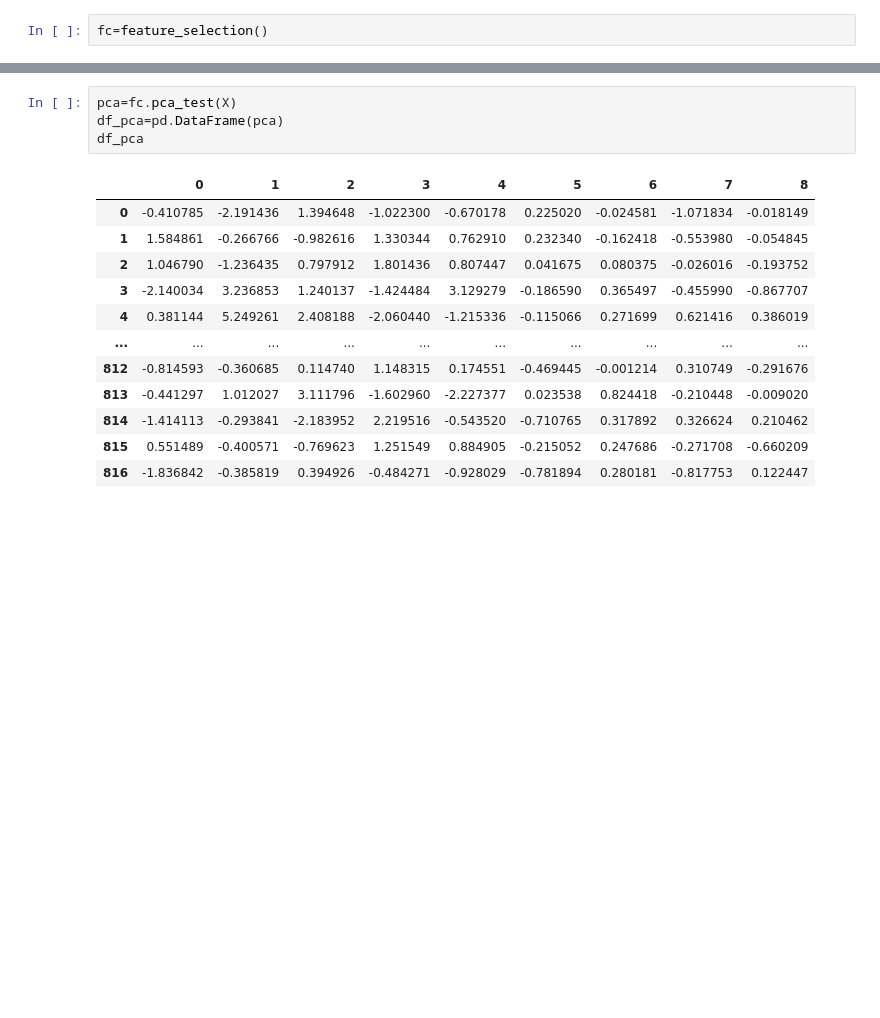
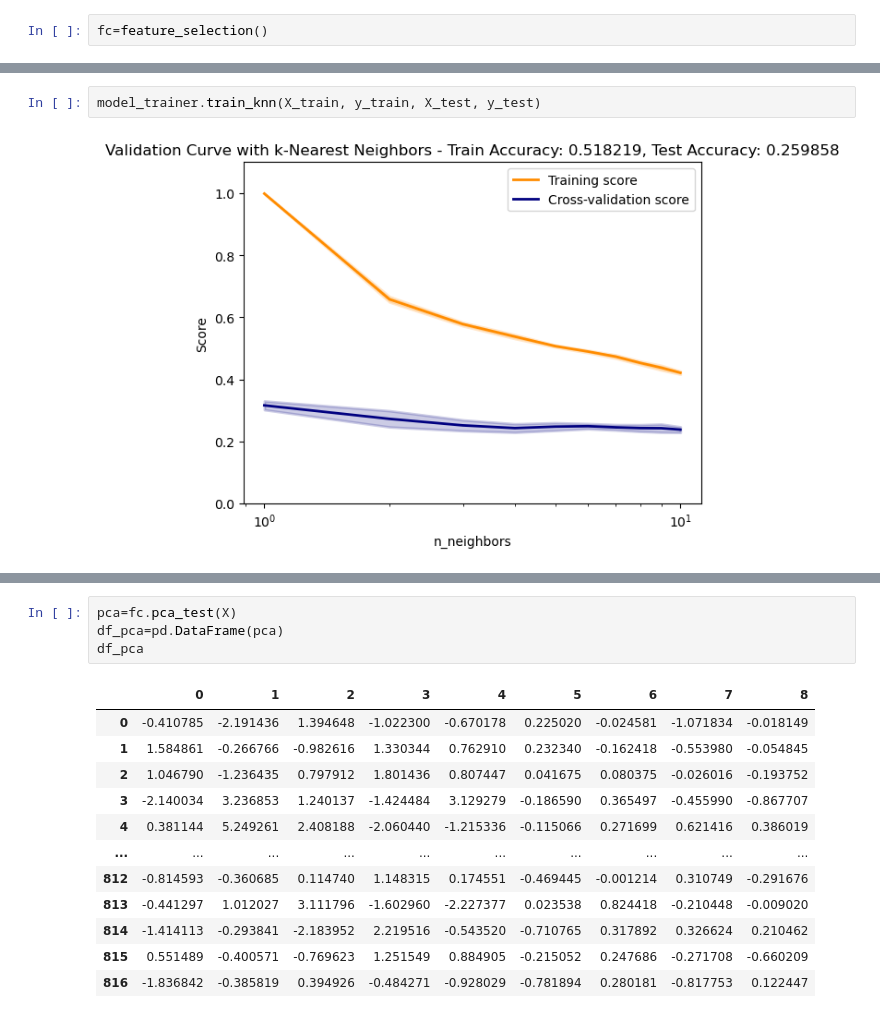
Before and after one commit to arbazameerk/J.A.R.V.I.S-URDU, a Jupyter notebook: Data_preprocessing and Feature Selection/J.A.R.V.I.S -- Feature Splitting, Scaling, and Selection.ipynb, the cells around one changed output, grey strips where cells are left out. Drawn from its saved outputs; the diff is of its cells as text; blank space fills up the shorter version.

```diff
--- a/Data_preprocessing and Feature Selection/J.A.R.V.I.S -- Feature Splitting, Scaling, and Selection.ipynb
+++ b/Data_preprocessing and Feature Selection/J.A.R.V.I.S -- Feature Splitting, Scaling, and Selection.ipynb
@@ -369,0 +492,4 @@ fc.correlation(X)
+# %%
+model_trainer.train_knn(X_train, y_train, X_test, y_test)
+# %% [output]
+[figure, added]
```
Also changed, not shown: parts of 31 cells of this notebook, 4 other files.
